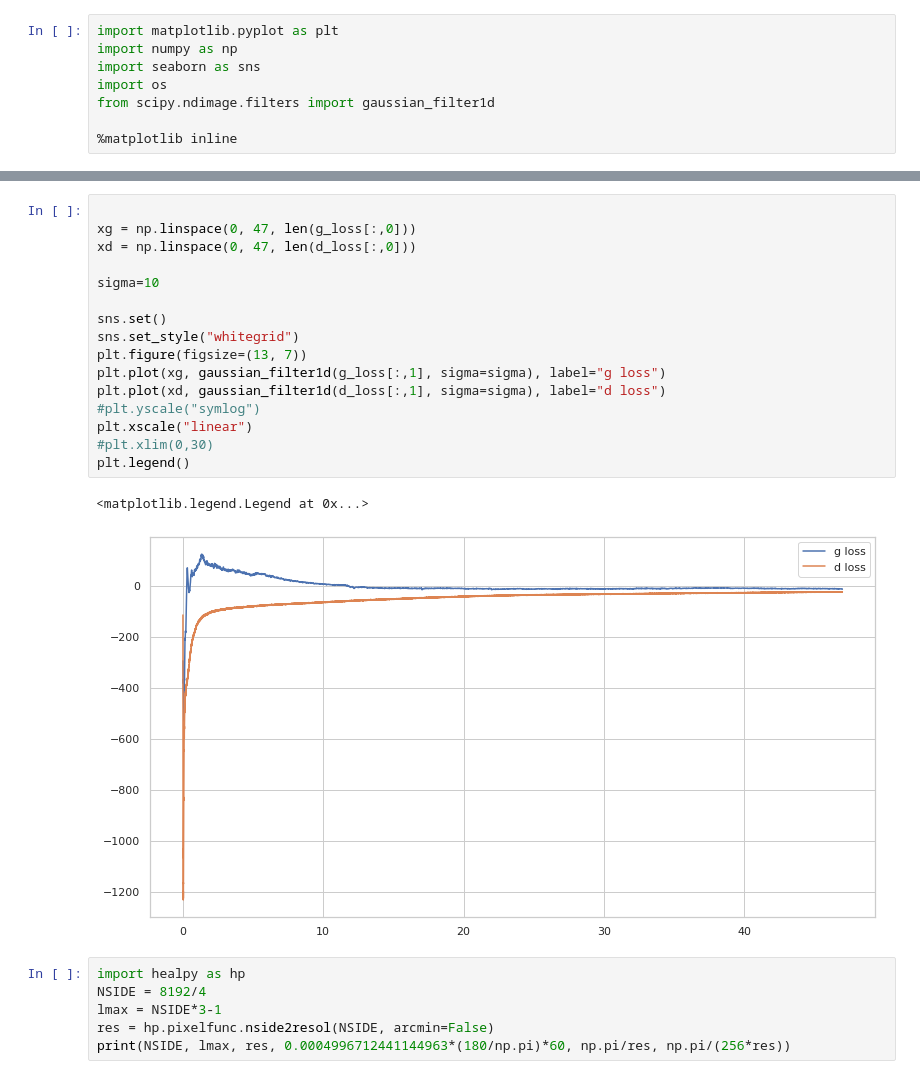
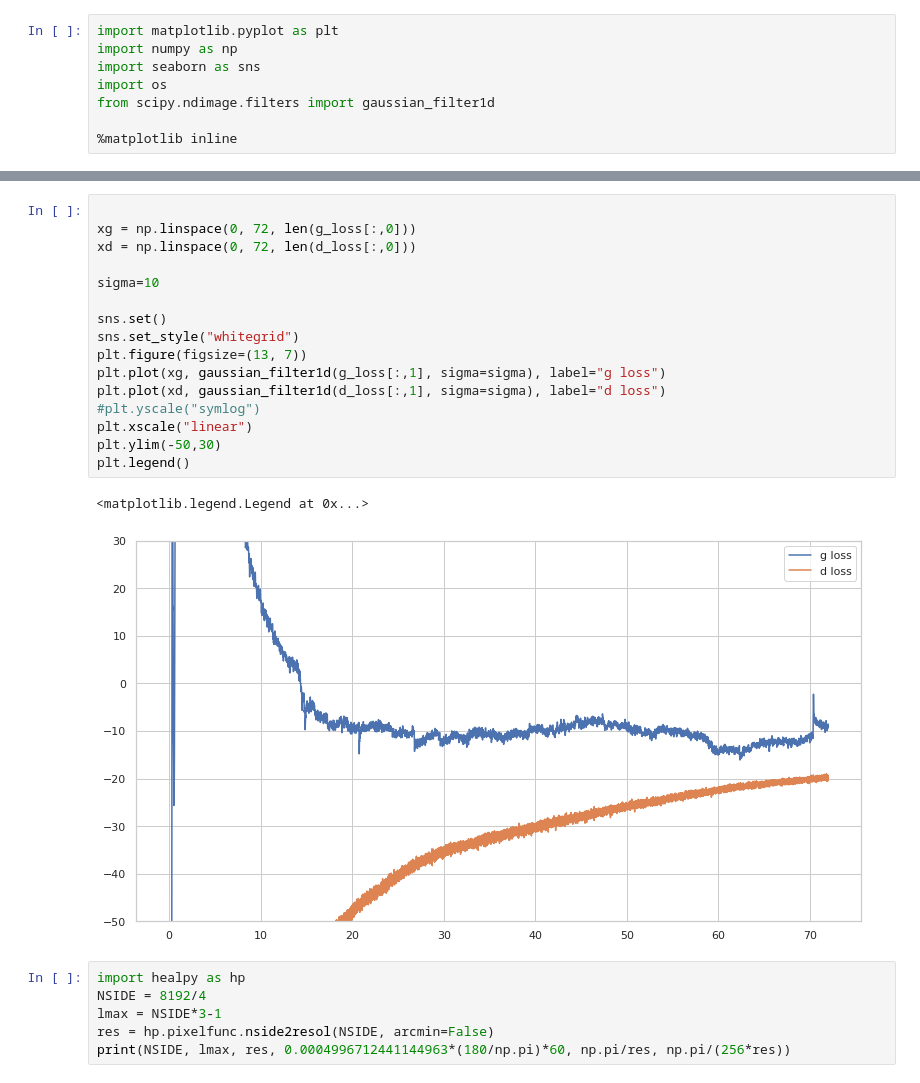
Before and after one commit to dwhan89/cosmikyu, a Jupyter notebook: notebooks/080920_make_mlflow_metric_plot.ipynb, the cells around one changed output, grey strips where cells are left out. Cells and saved outputs as stored; diff of their text form.

```diff
--- a/notebooks/080920_make_mlflow_metric_plot.ipynb
+++ b/notebooks/080920_make_mlflow_metric_plot.ipynb
@@ -33,22 +33,22 @@ plt.legend()
 # %%
 
-xg = np.linspace(0, 47, len(g_loss[:,0]))
-xd = np.linspace(0, 47, len(d_loss[:,0]))
+xg = np.linspace(0, 72, len(g_loss[:,0]))
+xd = np.linspace(0, 72, len(d_loss[:,0]))
 
 sigma=10
 
 sns.set()
 sns.set_style("whitegrid")
 plt.figure(figsize=(13, 7))
 plt.plot(xg, gaussian_filter1d(g_loss[:,1], sigma=sigma), label="g loss")
 plt.plot(xd, gaussian_filter1d(d_loss[:,1], sigma=sigma), label="d loss")
 #plt.yscale("symlog")
 plt.xscale("linear")
-#plt.xlim(0,30)
+plt.ylim(-50,30)
 plt.legend()
 # %% [output]
 <matplotlib.legend.Legend at 0x...>
-[figure, old version]
+[figure, new version]
 # %%
 import healpy as hp
 NSIDE = 8192/4
```
Also changed, not shown: parts of 1 cell of this notebook.
